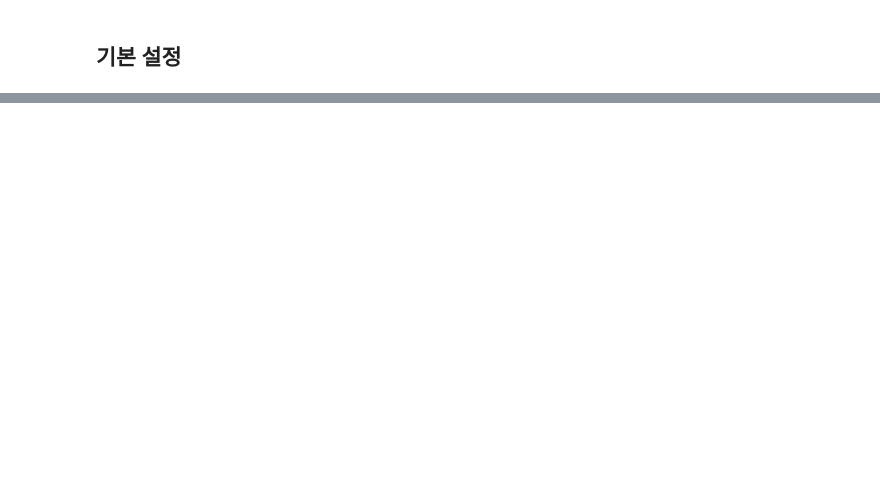
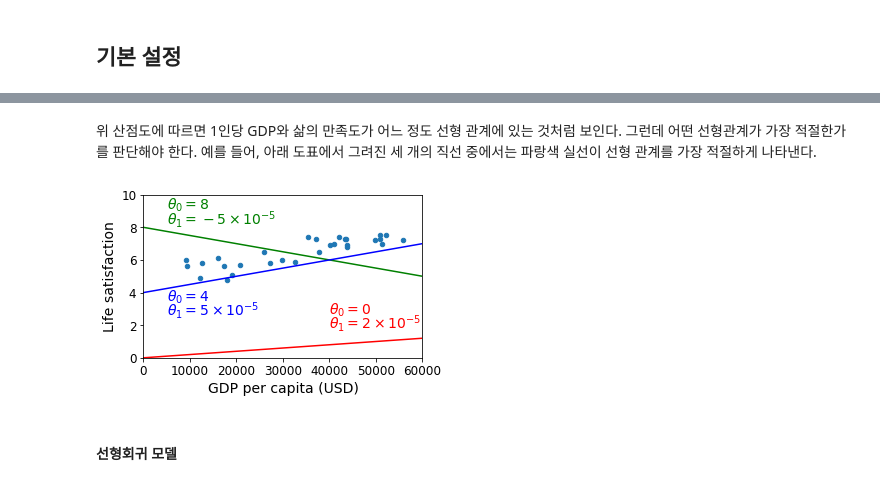
Before and after one commit to codingalzi/pydata, a Jupyter notebook: notebooks/pydata08-machine-learning-preview-2.ipynb, the cells around one changed output, grey strips where cells are left out. Saved outputs shown, nothing was run; the diff lists cells and outputs as text; code cells hidden in the pictures; blank space fills up the shorter version.

```diff
--- a/notebooks/pydata08-machine-learning-preview-2.ipynb
+++ b/notebooks/pydata08-machine-learning-preview-2.ipynb
@@ -527,0 +472,34 @@ plt.show()
+# %% [markdown]
+위 산점도에 따르면 1인당 GDP와 삶의 만족도가 어느 정도 선형 관계에 있는 것처럼 보인다.
+그런데 어떤 선형관계가 가장 적절한가를 판단해야 한다.
+예를 들어, 아래 도표에서 그려진 세 개의 직선 중에서는 파랑색 실선이 선형 관계를 가장 적절하게 나타낸다.
+# %%
+import numpy as np
+
+sample_data.plot(kind='scatter', x="GDP per capita", y='Life satisfaction', figsize=(5,3))
+plt.xlabel("GDP per capita (USD)")
+plt.axis([0, 60000, 0, 10])
+
+# 직서 그리기
+X=np.linspace(0, 60000, 1000)
+
+# 빨강 직선
+plt.plot(X, 2*X/100000, "r")
+plt.text(40000, 2.7, r"$\theta_0 = 0$", fontsize=14, color="r")
+plt.text(40000, 1.8, r"$\theta_1 = 2 \times 10^{-5}$", fontsize=14, color="r")
+
+# 초록 직선
+plt.plot(X, 8 - 5*X/100000, "g")
+plt.text(5000, 9.1, r"$\theta_0 = 8$", fontsize=14, color="g")
+plt.text(5000, 8.2, r"$\theta_1 = -5 \times 10^{-5}$", fontsize=14, color="g")
+
+# 파랑 직선
+plt.plot(X, 4 + 5*X/100000, "b")
+plt.text(5000, 3.5, r"$\theta_0 = 4$", fontsize=14, color="b")
+plt.text(5000, 2.6, r"$\theta_1 = 5 \times 10^{-5}$", fontsize=14, color="b")
+
+plt.show()
+# %% [output]
+[figure, added]
+# %% [markdown]
+#### 선형회귀 모델
```
Also changed, not shown: parts of 184 cells of this notebook, 4 other files.
